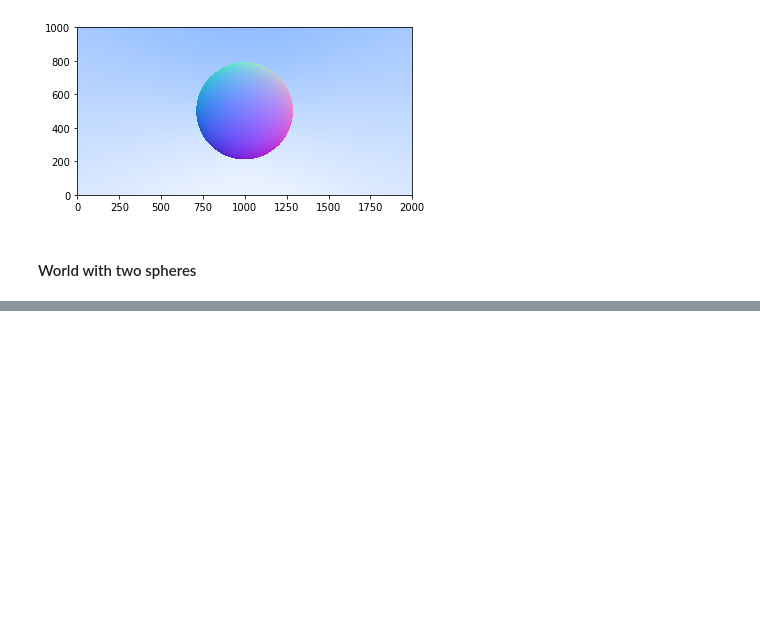
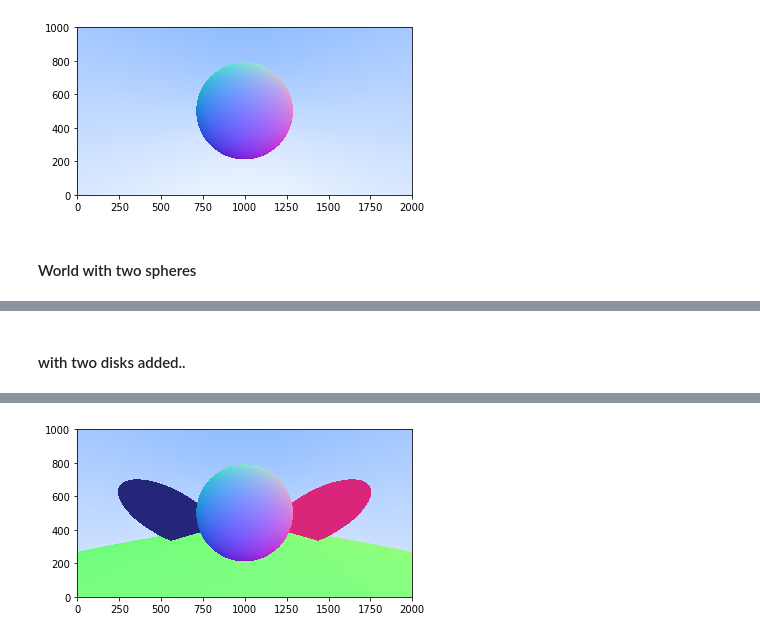
Before and after one commit to nvladimus/ray_tracer, a Jupyter notebook: weekend_shirley/numpy_rays/tracer_demo_numpy_ch5.ipynb, the cells around one changed output, grey strips where cells are left out. Drawn from its saved outputs; the diff is of its cells as text; code cells hidden in the pictures; blank space fills up the shorter version.

Commit message:
implemented plane and disk surfaces

```diff
--- a/weekend_shirley/numpy_rays/tracer_demo_numpy_ch5.ipynb
+++ b/weekend_shirley/numpy_rays/tracer_demo_numpy_ch5.ipynb
@@ -61 +61,13 @@ Wall time: 3.41 s
 [figure]
+# %% [markdown]
+#### with two disks added..
+# %%
+%%time
+world = SurfaceList([Sphere(Vec3(0, 0, -1), radius=0.5),
+                     Sphere(Vec3(0, -20.5, -1), radius=20),
+                     Disk(center=Vec3(-2, 0, -3), normal=Vec3(-1, -1, -0.05), radius=1.5),
+                     Disk(center=Vec3(2, 0, -3), normal=Vec3(1, -1, -0.05), radius=1.5)])
+col = color(rays, world)
+rgb = np.dstack((col.x.reshape(ny, nx), col.y.reshape(ny, nx), col.z.reshape(ny, nx)))
+plt.imshow(rgb, origin='lower')
+# %% [output]
@@ -61,0 +75 @@ Wall time: 3.41 s
+[figure, added]
```
Also changed, not shown: parts of 4 cells of this notebook, 2 other files.
